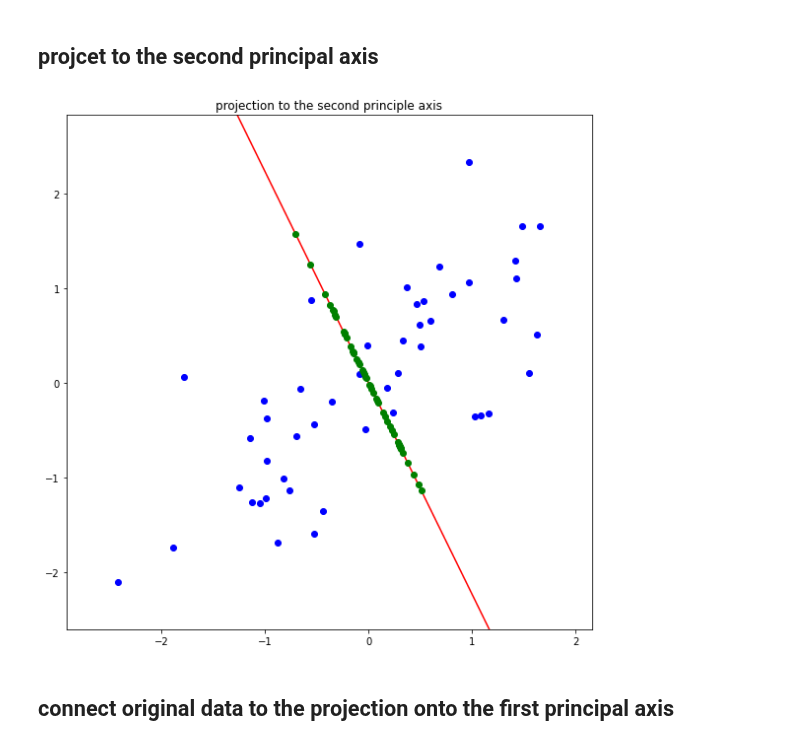
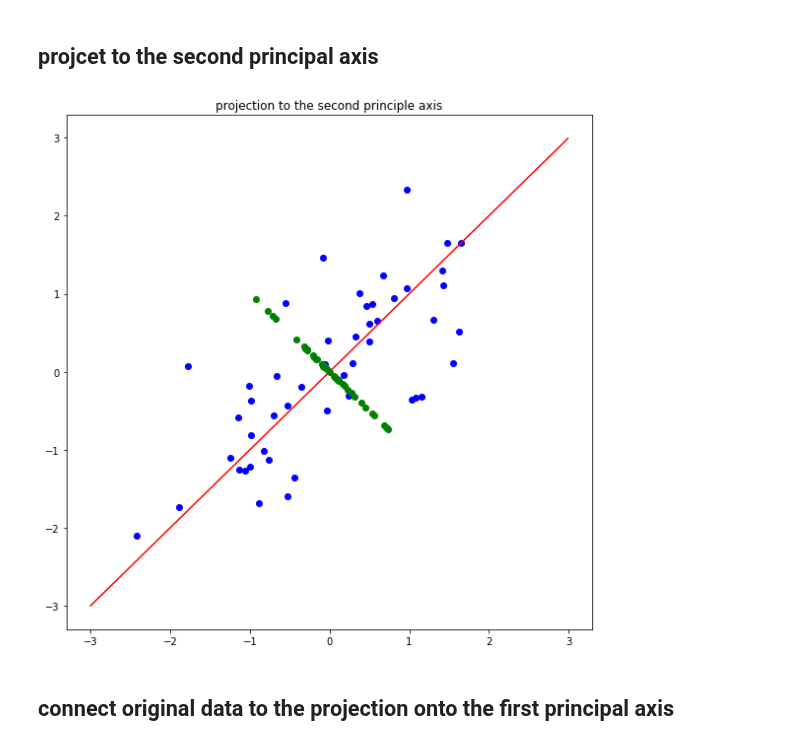
Before and after one commit to leobang17/assignment-machine-learning, a Jupyter notebook: 12/assignment_12.ipynb, the cells around one changed output. Saved outputs shown, nothing was run; the diff lists cells and outputs as text; code cells hidden in the pictures.

Commit message:
plot projection to first and second principal axis

```diff
--- a/12/assignment_12.ipynb
+++ b/12/assignment_12.ipynb
@@ -250,18 +254,32 @@ plt.show()
 [figure]
 # %% [markdown]
 ## projcet to the second principal axis
-# %%
-plt.figure(figsize=(8,8))
-plt.title('projection to the second principle axis')
-# ===================================================
-# fill up the blank
-#
-#
-# ===================================================
-plt.tight_layout()
-plt.show()
-# %% [output]
-[figure, removed]
+# %%
+plt.figure(figsize=(8,8))
+plt.title('projection to the second principle axis')
+
+z_x = normalization(feature)[:, 0]
+z_y = normalization(feature)[:, 1]
+
+sigma = compute_covariance(feature)
+S, U = compute_eigen(sigma)
+eigen = np.dot(U, S)
+
+A = np.arange(-3, 3, 0.01)
+grad = compute_gradient(eigen[:, 0])
+Y = A * grad
+
+projection_x = compute_projection_onto_line(feature, eigen[:, 1])[:, 0]
+projection_y = compute_projection_onto_line(feature, eigen[:, 1])[:, 1]
+
+plt.plot(z_x, z_y, 'o', color = 'b')
+plt.plot(A, Y, '-', color = 'r')
+plt.plot(projection_x, projection_y, 'o', color = 'g')
+
+plt.tight_layout()
+plt.show()
+# %% [output]
+[figure, added]
 # %% [markdown]
 ## connect original data to the projection onto the first principal axis
 # %%
```
Also changed, not shown: parts of 1 cell of this notebook.
